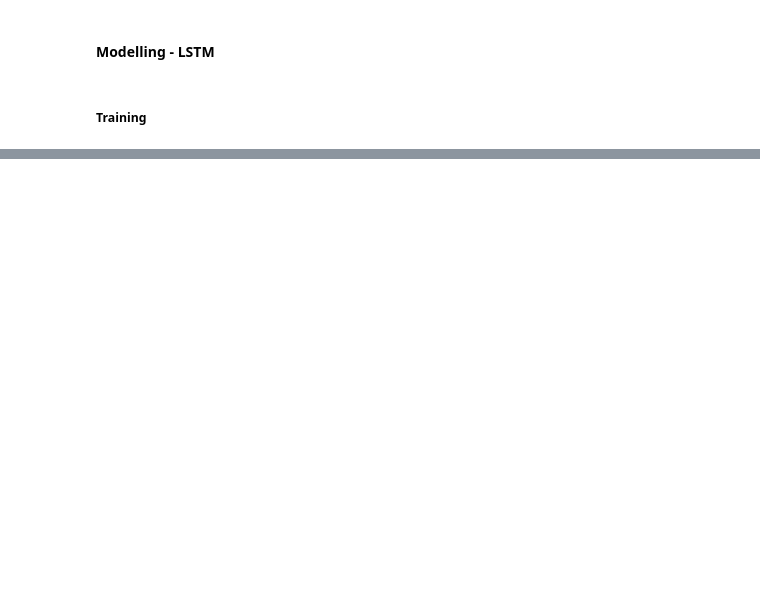
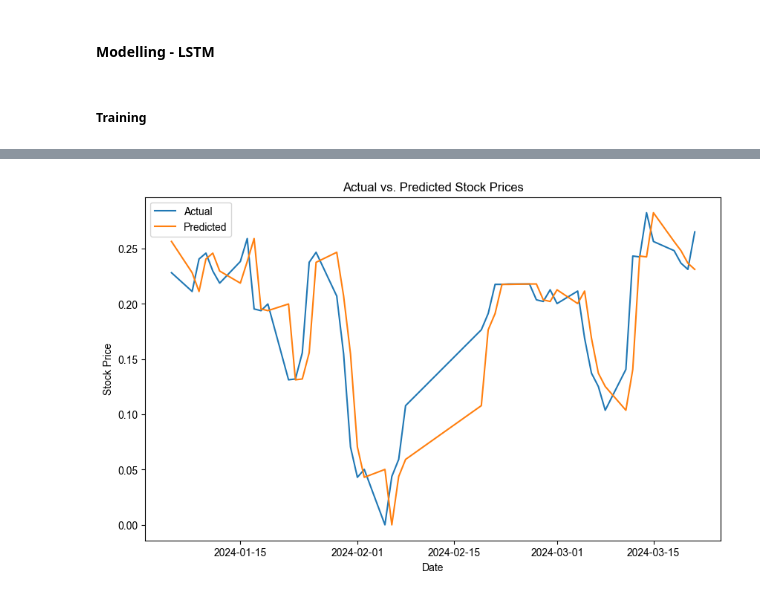
Before and after one commit to klein-wang/TechNow, a Jupyter notebook: trading/astock_extract.ipynb, the cells around one changed output, grey strips where cells are left out. Saved outputs shown, nothing was run; the diff lists cells and outputs as text; code cells hidden in the pictures; blank space fills up the shorter version.

```diff
--- a/trading/astock_extract.ipynb
+++ b/trading/astock_extract.ipynb
@@ -263,0 +272,19 @@ WARNING:tensorflow:6 out of the last 11 calls to <function TensorFlowTrainer.mak
+# %%
+# Finalizing predictions
+y_pred = model.predict(X_test)
+
+# Rescale the predicted and actual values back to their original range
+y_pred = scaler.inverse_transform(y_pred)
+y_test = scaler.inverse_transform(y_test.reshape(-1, 1))
+y_date = test_data[time_steps:]["date"]
+
+test_preds_df = pd.DataFrame(
+    y_test, columns=[f'pred_{i+1}_step' for i in range(y_test.shape[1])])
+test_preds_df['true_value'] = test_data['close_scaled'].values[-len(y_pred):]
+test_preds_df['naive_pred'] = test_data['close_scaled'].values[-len(y_pred) - 1:-1]
+
+test_preds_df['pred_1_step'] = pd.to_numeric(test_preds_df['pred_1_step'])
+test_preds_df['true_value'] = pd.to_numeric(test_preds_df['true_value'])
+err = mean_absolute_error(test_preds_df['pred_1_step'].values,test_preds_df['true_value'].values)
+#err = mean_squared_error(test_preds_df['pred_1_step'].values,test_preds_df['true_value'].values)
+print(f'abs error for testset is {err}')
@@ -263,0 +314,11 @@ WARNING:tensorflow:6 out of the last 11 calls to <function TensorFlowTrainer.mak
+# %%
+plt.figure(figsize=(10, 6))
+plt.plot(y_date, test_preds_df['true_value'], label='Actual')
+plt.plot(y_date, test_preds_df['naive_pred'], label='Predicted')
+plt.xlabel('Date')
+plt.ylabel('Stock Price')
+plt.title('Actual vs. Predicted Stock Prices')
+plt.legend()
+plt.show()
+# %% [output]
+[figure, added]
```
Also changed, not shown: parts of 15 cells of this notebook.
